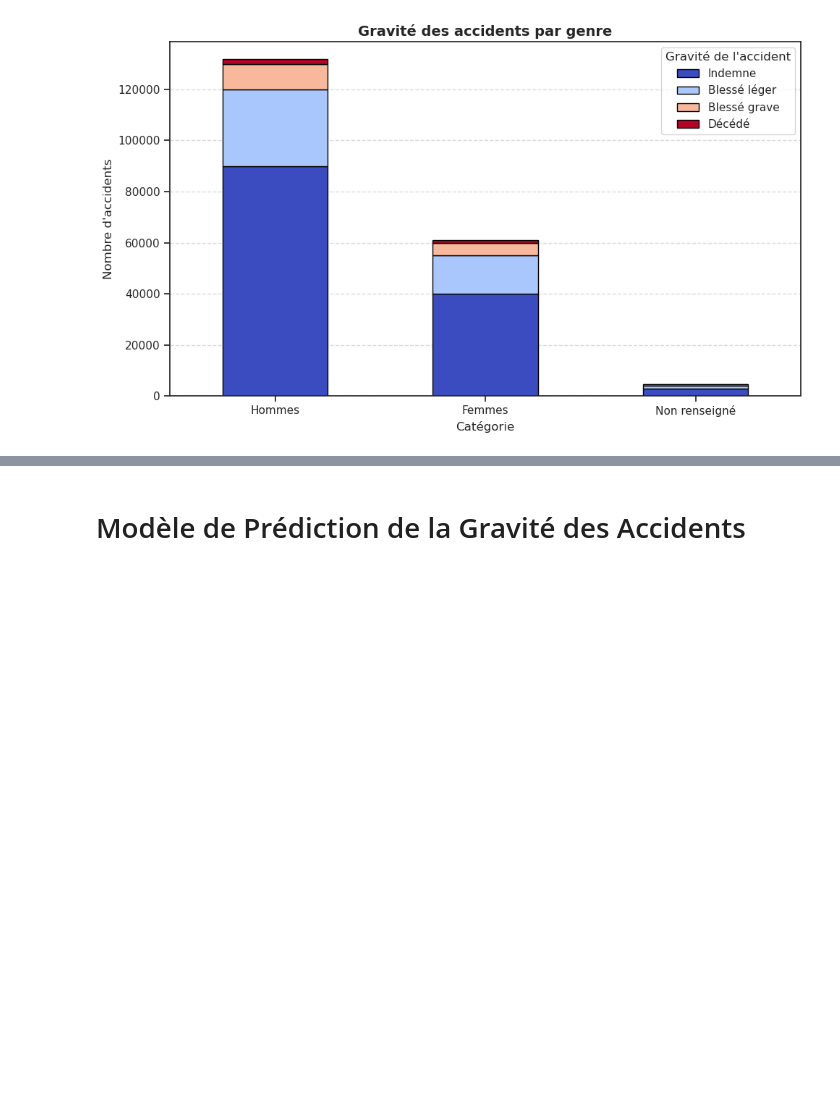
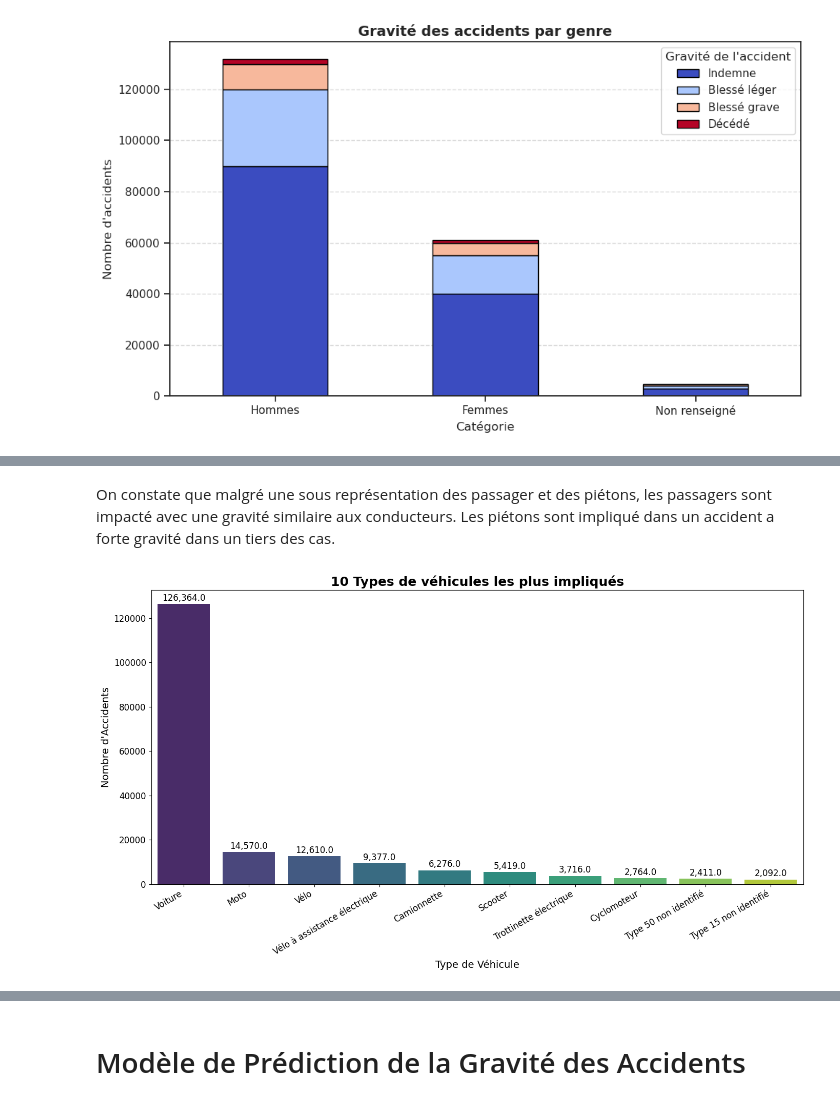
Before and after one commit to Thibo0/projet_ml_m1, a Jupyter notebook: projet.ipynb, the cells around one changed output, grey strips where cells are left out. Saved outputs shown, nothing was run; the diff lists cells and outputs as text; code cells hidden in the pictures; blank space fills up the shorter version.

```diff
--- a/projet.ipynb
+++ b/projet.ipynb
@@ -389,0 +462,43 @@ plt.show()
+# %% [markdown]
+On constate que malgré une sous représentation des passager et des piétons, les passagers sont impacté avec une gravité similaire aux conducteurs. Les piétons sont impliqué dans un accident a forte gravité dans un tiers des cas.
+# %%
+vehicle_counts = dataset_graph['catv'].value_counts().nlargest(10)
+
+vehicle_labels = {
+    7: 'Voiture',
+    10: 'Moto',
+    33: 'Vélo',
+    30: 'Scooter',
+    2: 'Camionnette',
+    31: 'Cyclomoteur',
+    1: 'Vélo à assistance électrique',
+    32: 'Trottinette électrique',
+    34: 'Véhicule utilitaire léger',
+    13: 'Poids lourd/Camion'
+}
+
+vehicle_df = pd.DataFrame({
+    'type_vehicule': [vehicle_labels.get(v, f'Type {v} non identifié') for v in vehicle_counts.index],
+    'nombre': vehicle_counts.values
+})
+
+plt.figure(figsize=(14, 8))
+ax = sns.barplot(x='type_vehicule', y='nombre', hue='type_vehicule', data=vehicle_df, palette='viridis', legend=False)
+
+plt.title('10 Types de véhicules les plus impliqués', fontsize=18, fontweight='bold')
+plt.xlabel('Type de Véhicule', fontsize=14)
+plt.ylabel('Nombre d\'Accidents', fontsize=14)
+
+for p in ax.patches:
+    ax.annotate(f'{p.get_height():,}',
+              (p.get_x() + p.get_width() / 2., p.get_height() + 500),
+              ha='center', va='bottom', fontsize=12)
+
+plt.xticks(rotation=30, ha='right', fontsize=12)
+plt.yticks(fontsize=12)
+
+
+plt.tight_layout()
+plt.show()
+# %% [output]
+[figure, added]
```
Also changed, not shown: parts of 22 cells of this notebook.
